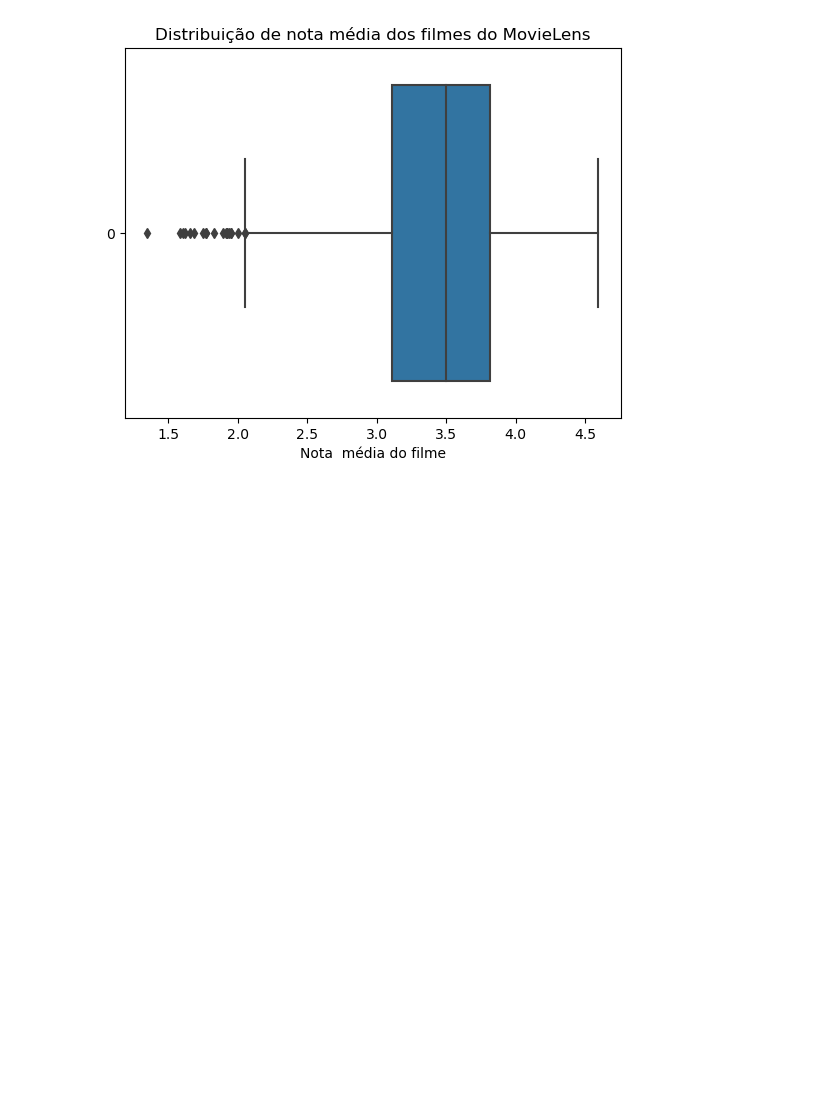
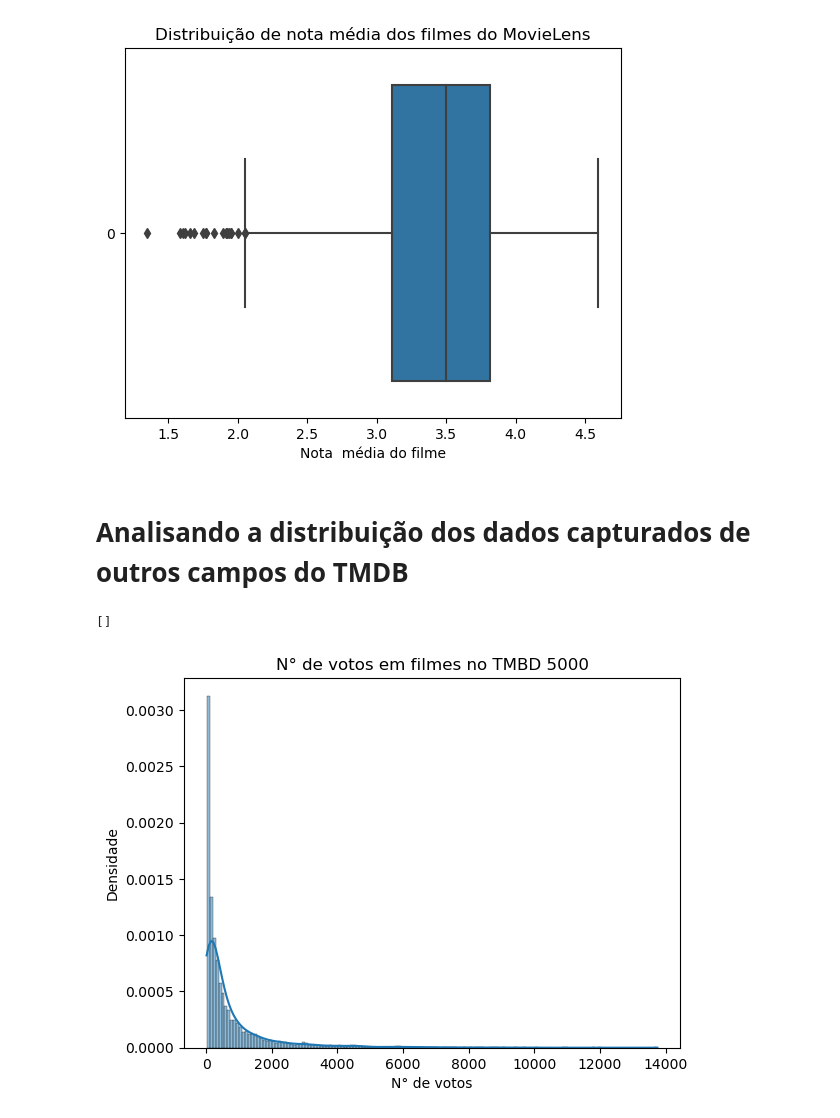
Before and after one commit to ledsouza/data-science-introducao-a-testes-estatisticos-com-python, a Jupyter notebook: DataScience_introducao_a_testes.ipynb, the cells around one changed output. Drawn from its saved outputs; the diff is of its cells as text; code cells hidden in the pictures; blank space fills up the shorter version.

```diff
--- a/DataScience_introducao_a_testes.ipynb
+++ b/DataScience_introducao_a_testes.ipynb
@@ -190,3 +190,13 @@ ax.plot()
 # %% [output]
 []
 [figure]
+# %% [markdown]
+# Analisando a distribuição dos dados capturados de outros campos do TMDB
+# %%
+ax = sns.histplot(data = tmdb_com_mais_de_10_votos.vote_count, kde=True, stat='density')
+ax.set(xlabel='N° de votos', ylabel='Densidade')
+ax.set_title('N° de votos em filmes no TMBD 5000')
+ax.plot()
+# %% [output]
+[]
+[figure, added]
```
Also changed, not shown: parts of 9 cells of this notebook.
